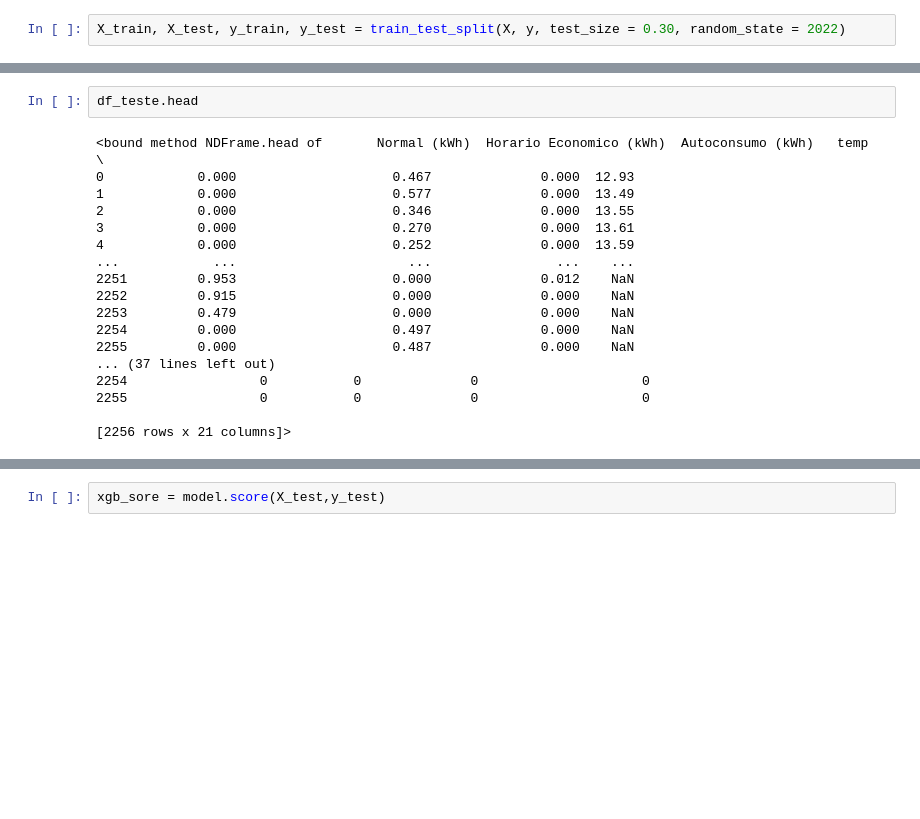
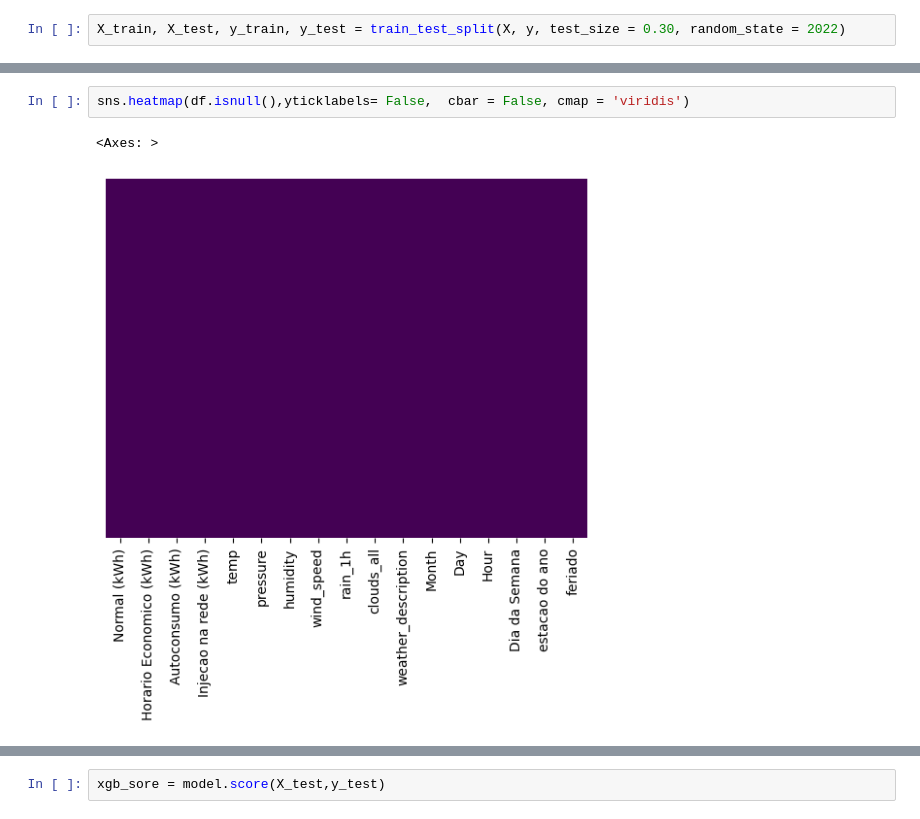
Before and after one commit to mirelois/DaaProjeto, a Jupyter notebook: tarefa_2/tarefaComp.ipynb, the cells around one changed output, grey strips where cells are left out. Drawn from its saved outputs; the diff is of its cells as text; blank space fills up the shorter version.

```diff
--- a/tarefa_2/tarefaComp.ipynb
+++ b/tarefa_2/tarefaComp.ipynb
@@ -862,24 +900,9 @@ dtypes: float64(6), int32(10), int64(6)
 memory usage: 1.4 MB
-# %%
-df_teste.head
-# %% [output]
-<bound method NDFrame.head of       Normal (kWh)  Horario Economico (kWh)  Autoconsumo (kWh)   temp  \
-0            0.000                    0.467              0.000  12.93
-1            0.000                    0.577              0.000  13.49
-2            0.000                    0.346              0.000  13.55
-3            0.000                    0.270              0.000  13.61
-4            0.000                    0.252              0.000  13.59
-...            ...                      ...                ...    ...
-2251         0.953                    0.000              0.012    NaN
-2252         0.915                    0.000              0.000    NaN
-2253         0.479                    0.000              0.000    NaN
-2254         0.000                    0.497              0.000    NaN
-2255         0.000                    0.487              0.000    NaN
-... (37 lines left out)
-2254                 0           0              0                     0
-2255                 0           0              0                     0
-
-[2256 rows x 21 columns]>
+# %%
+sns.heatmap(df.isnull(),yticklabels= False,  cbar = False, cmap = 'viridis')
+# %% [output]
+<Axes: >
+[figure, added]
 # %%
 sns.heatmap(df_teste.isnull(),yticklabels= False,  cbar = False, cmap = 'viridis')
 # %% [output]
```
Also changed, not shown: parts of 25 cells of this notebook, 7 other files.
